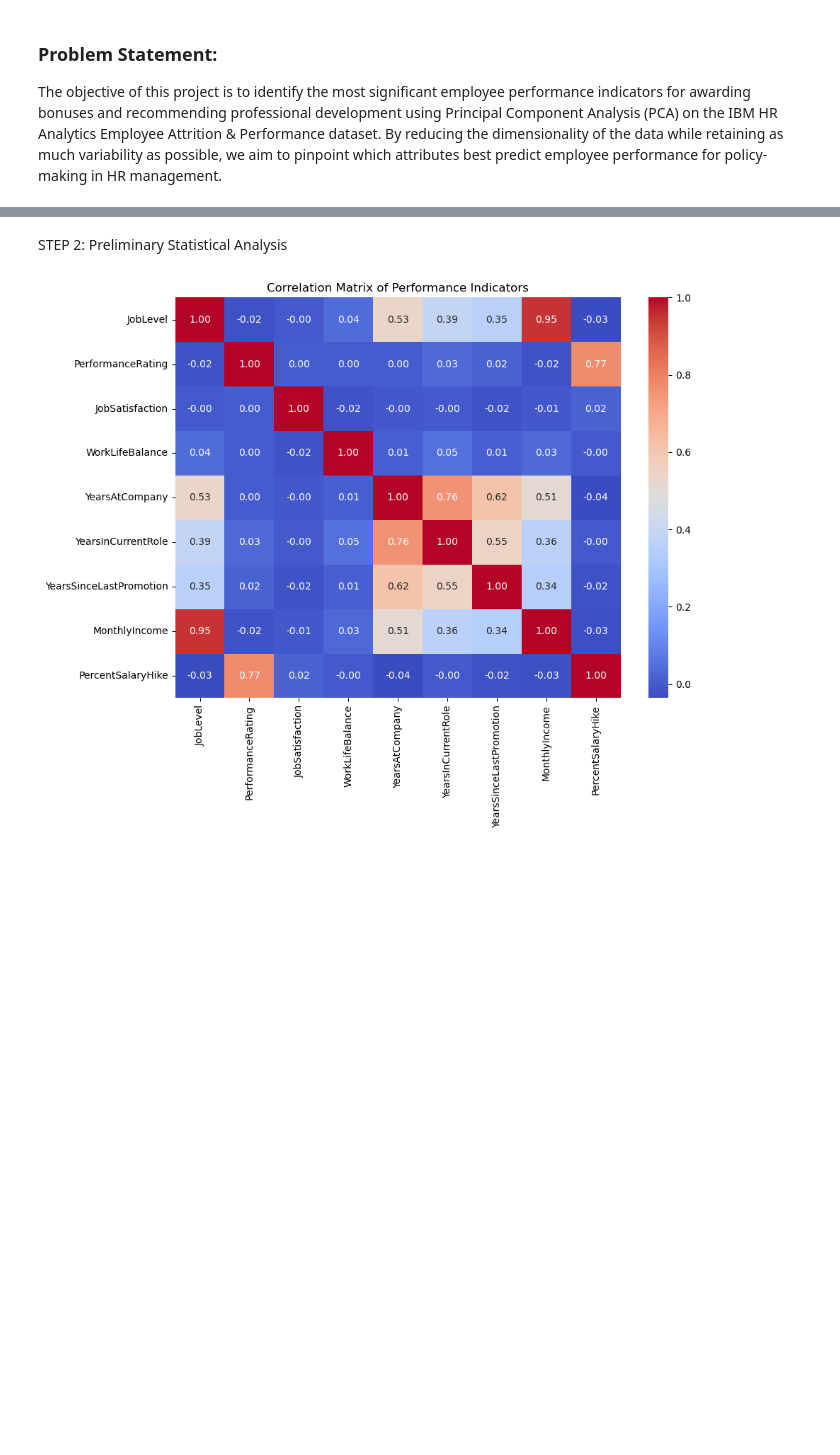
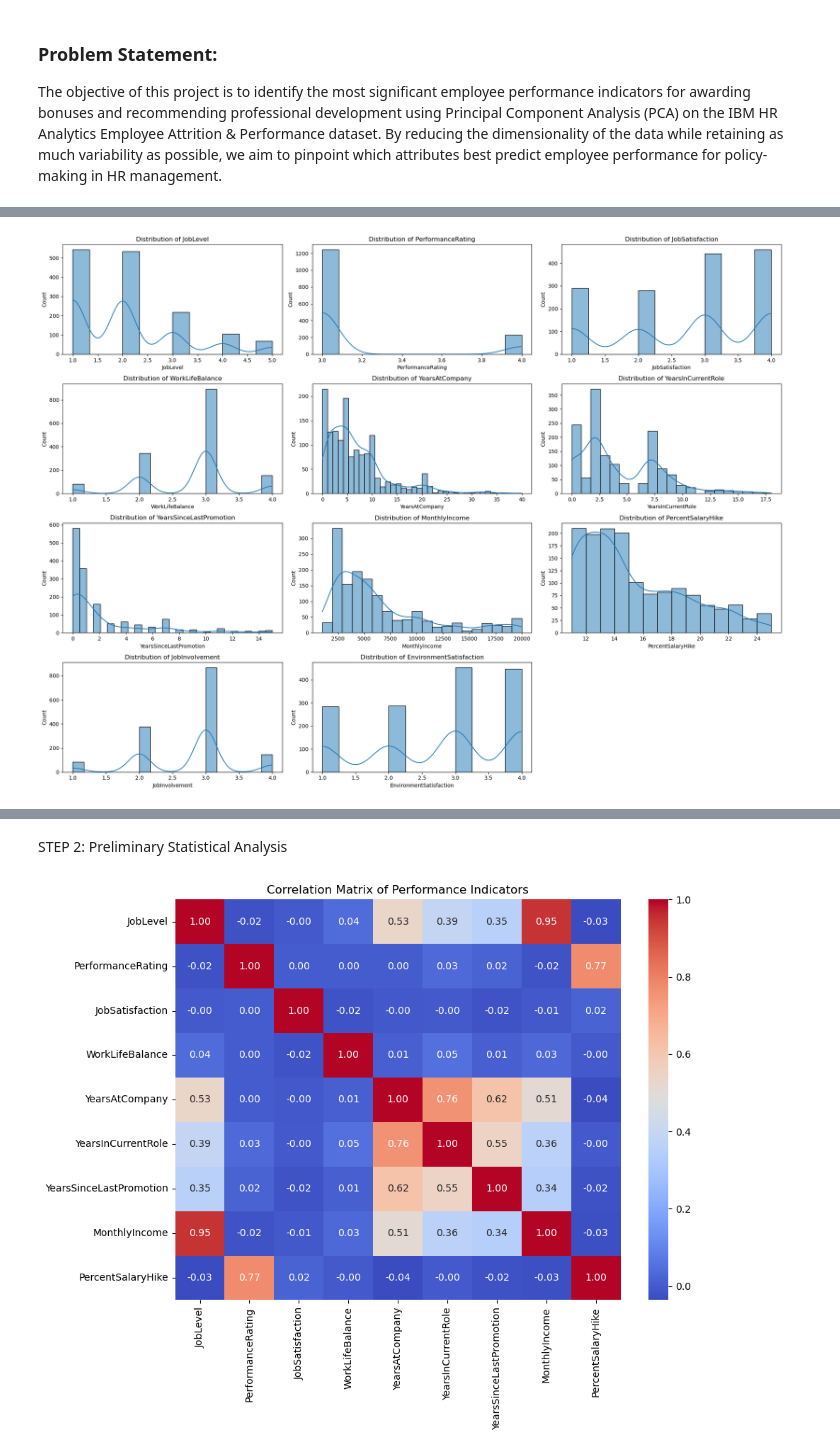
Before and after one commit to rixspaghetti/CST425-VeryLargeInfoSystems, a Jupyter notebook: HumanResourceAnalytics/main.ipynb, the cells around one changed output, grey strips where cells are left out. Saved outputs shown, nothing was run; the diff lists cells and outputs as text; code cells hidden in the pictures; blank space fills up the shorter version.

```diff
--- a/HumanResourceAnalytics/main.ipynb
+++ b/HumanResourceAnalytics/main.ipynb
@@ -62,0 +20,28 @@ dtype: int64
+# %%
+import pandas as pd
+import numpy as np
+import matplotlib.pyplot as plt
+import seaborn as sns
+from scipy.stats import chi2
+
+# Load the HR Analytics dataset
+df = pd.read_csv('HR-Employee-Data.csv')
+
+# Display basic information about the dataset
+print("Dataset Information:")
+print(df.info())
+
+# Display summary statistics
+print("\nSummary Statistics:")
+display(df.describe())
+
+# Check for missing values
+print("\nMissing Values:")
+print(df.isnull().sum().sum())
+
+# Define performance variables for analysis
+performance_vars = ['JobLevel', 'PerformanceRating', 'JobSatisfaction', 'WorkLifeBalance',
+                   'YearsAtCompany', 'YearsInCurrentRole', 'YearsSinceLastPromotion',
+                   'MonthlyIncome', 'PercentSalaryHike', 'JobInvolvement', 'EnvironmentSatisfaction']
+
+print("\nStarting Enhanced Exploratory Data Analysis...")
@@ -62,0 +80,14 @@ dtype: int64
+# %%
+# 1. Distribution Analysis for Key Variables
+# Why: Helps identify skewness and outliers that could affect PCA results
+# PCA assumes normally distributed data for optimal performance
+plt.figure(figsize=(20, 15))
+
+for i, var in enumerate(performance_vars):
+    plt.subplot(4, 3, i+1)
+    sns.histplot(df[var], kde=True)
+    plt.title(f'Distribution of {var}')
+    plt.tight_layout()
+plt.show()
+# %% [output]
+[figure, added]
```
Also changed, not shown: parts of 13 cells of this notebook.
